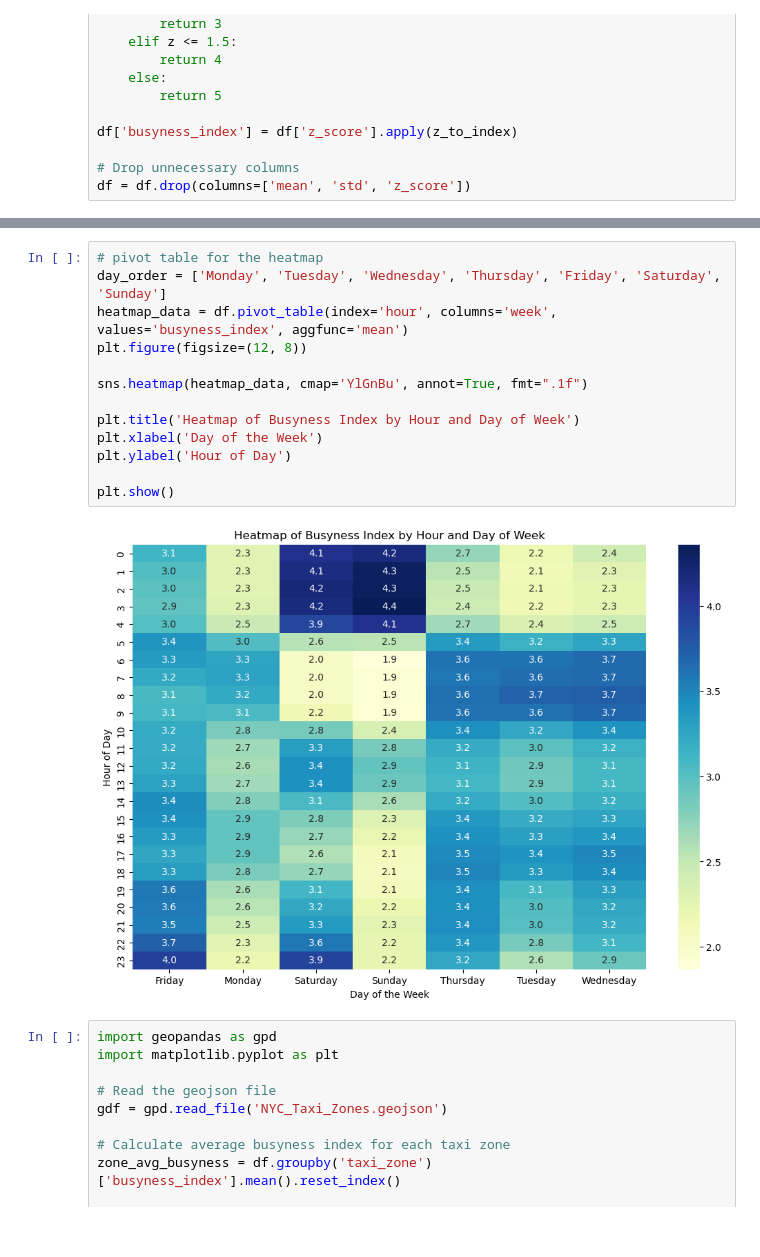
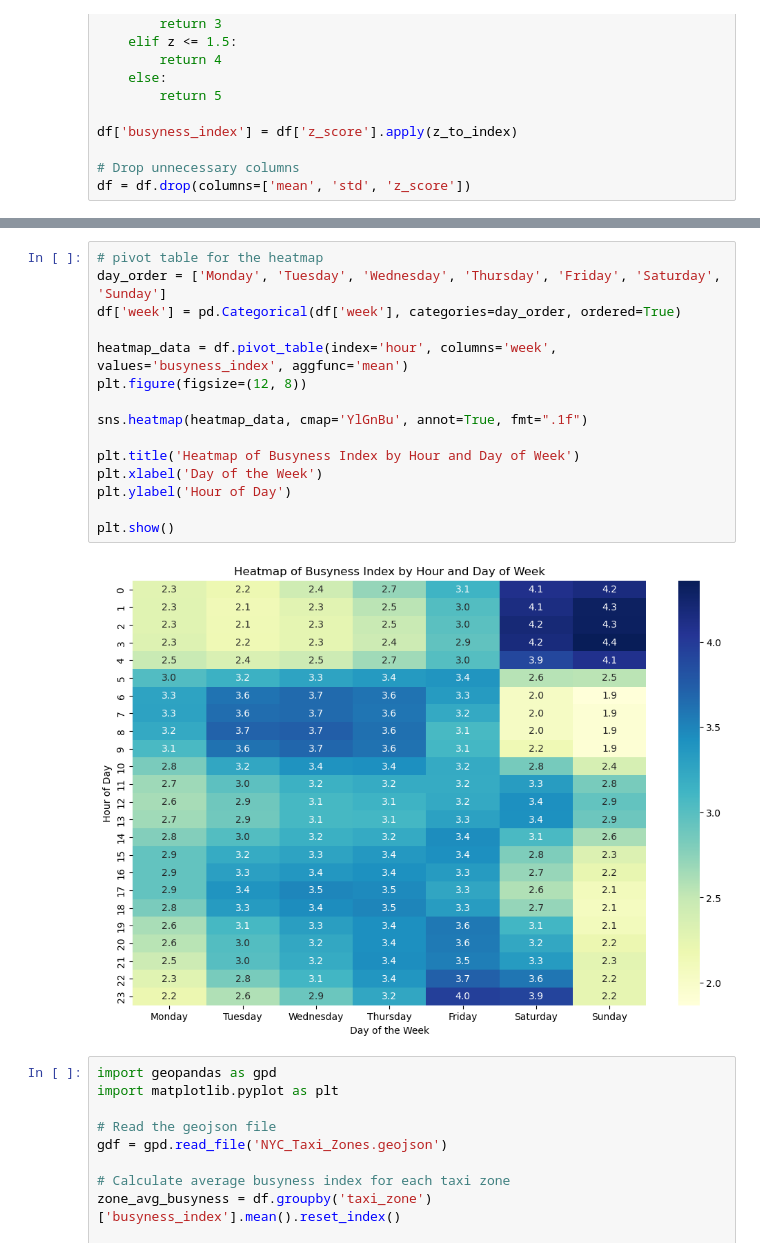
Before and after one commit to HelloMum/COMP47360-Smart-Tourist-Guide, a Jupyter notebook: src/data_processing/notebooks/combined/Analysis_Prep.ipynb, the cells around one changed output, grey strips where cells are left out. Drawn from its saved outputs; the diff is of its cells as text.

```diff
--- a/src/data_processing/notebooks/combined/Analysis_Prep.ipynb
+++ b/src/data_processing/notebooks/combined/Analysis_Prep.ipynb
@@ -789,18 +791,20 @@ df.head()
 # %%
 # pivot table for the heatmap
 day_order = ['Monday', 'Tuesday', 'Wednesday', 'Thursday', 'Friday', 'Saturday', 'Sunday']
+df['week'] = pd.Categorical(df['week'], categories=day_order, ordered=True)
+
 heatmap_data = df.pivot_table(index='hour', columns='week', values='busyness_index', aggfunc='mean')
 plt.figure(figsize=(12, 8))
 
 sns.heatmap(heatmap_data, cmap='YlGnBu', annot=True, fmt=".1f")
 
 plt.title('Heatmap of Busyness Index by Hour and Day of Week')
 plt.xlabel('Day of the Week')
 plt.ylabel('Hour of Day')
 
 plt.show()
 # %% [output]
-[figure, old version]
+[figure, new version]
 # %%
 import geopandas as gpd
 import matplotlib.pyplot as plt
```
Also changed, not shown: parts of 1 cell of this notebook, 4 other files.
